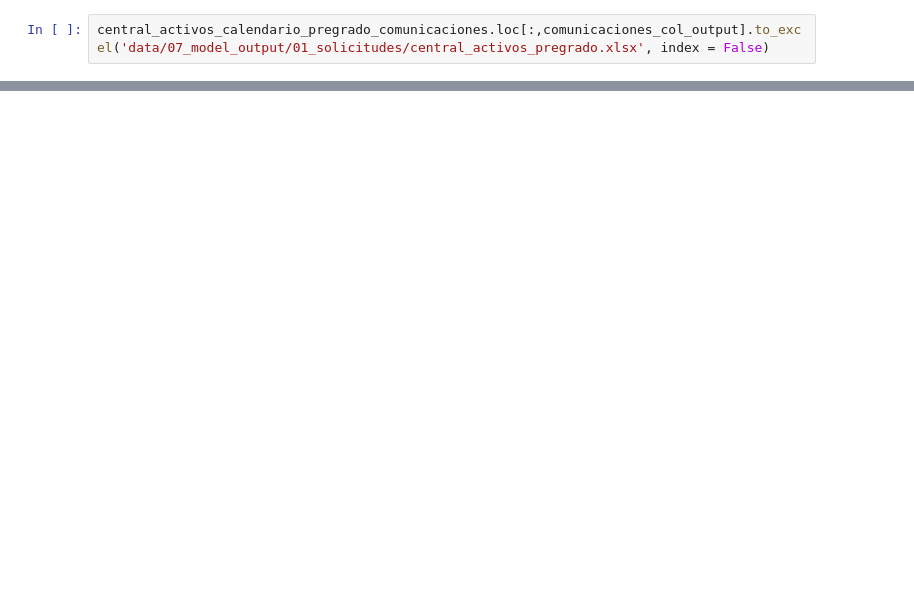
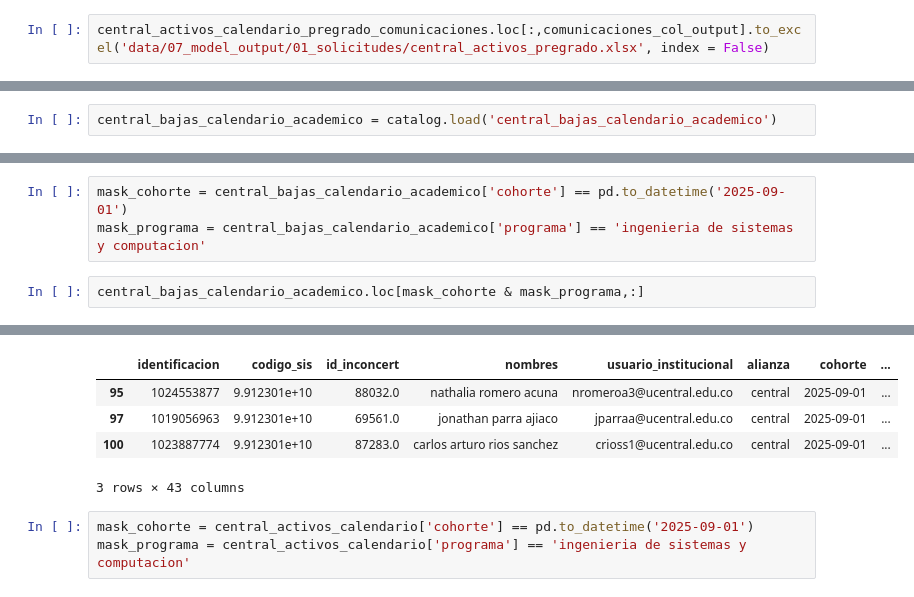
Before and after one commit to juanjimenez-design/central_perm_flow, a Jupyter notebook: notebooks/nb_calac_activos_baj_grad.ipynb, the cells around one changed output, grey strips where cells are left out. Cells and saved outputs as stored; diff of their text form; blank space fills up the shorter version.

```diff
--- a/notebooks/nb_calac_activos_baj_grad.ipynb
+++ b/notebooks/nb_calac_activos_baj_grad.ipynb
@@ -469,0 +466,2 @@ central_activos_calendario_pregrado_comunicaciones.shape
+# %%
+central_bajas_calendario_academico = catalog.load('central_bajas_calendario_academico')
@@ -469,0 +471,6 @@ central_activos_calendario_pregrado_comunicaciones.shape
+# %%
+mask_cohorte = central_bajas_calendario_academico['cohorte'] == pd.to_datetime('2025-09-01')
+mask_programa = central_bajas_calendario_academico['programa'] == 'ingenieria de sistemas y computacion'
+# %%
+central_bajas_calendario_academico.loc[mask_cohorte & mask_programa,:]
+# %% [output]
@@ -469,0 +478,8 @@ central_activos_calendario_pregrado_comunicaciones.shape
+|  | identificacion | codigo_sis | id_inconcert | nombres | usuario_institucional | alianza | cohorte | ... |
+| 95 | 1024553877 | 9.912301e+10 | 88032.0 | nathalia romero acuna | nromeroa3@ucentral.edu.co | central | 2025-09-01 | ... |
+| 97 | 1019056963 | 9.912301e+10 | 69561.0 | jonathan parra ajiaco | jparraa@ucentral.edu.co | central | 2025-09-01 | ... |
+| 100 | 1023887774 | 9.912301e+10 | 87283.0 | carlos arturo rios sanchez | crioss1@ucentral.edu.co | central | 2025-09-01 | ... |
+3 rows × 43 columns
+# %%
+mask_cohorte = central_activos_calendario['cohorte'] == pd.to_datetime('2025-09-01')
+mask_programa = central_activos_calendario['programa'] == 'ingenieria de sistemas y computacion'
```
Also changed, not shown: parts of 20 cells of this notebook.
